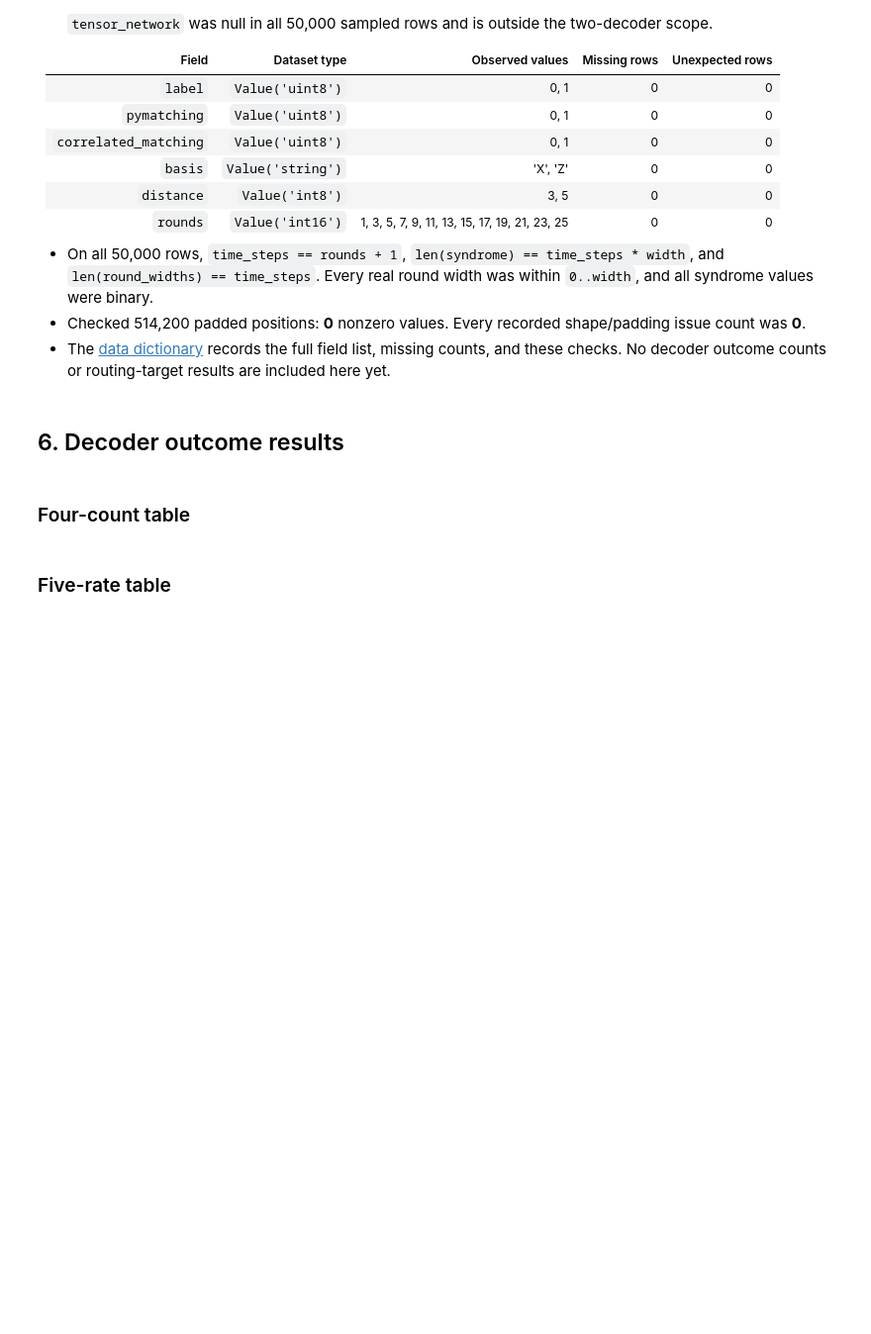
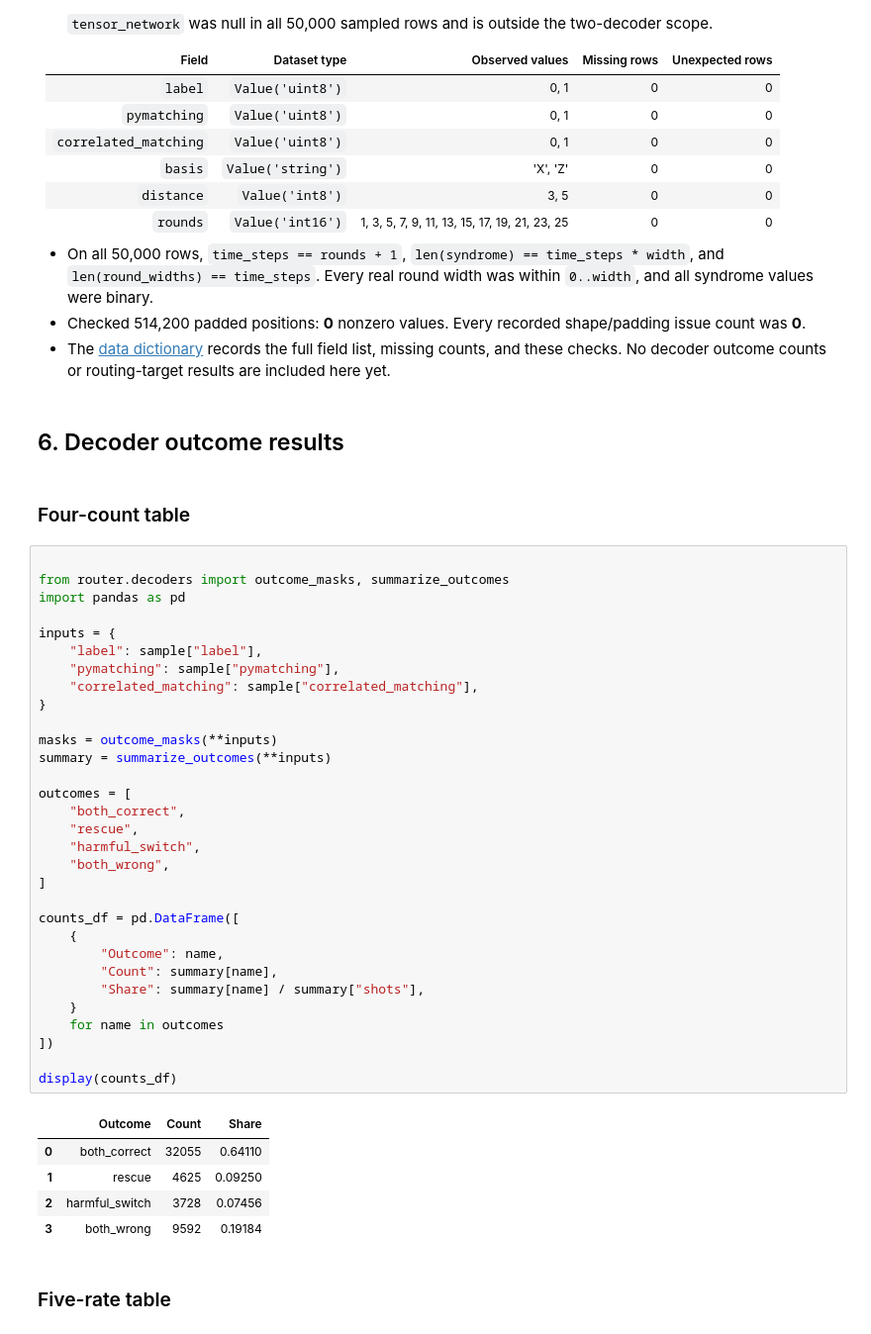
Before and after one commit to rifahnanjiba02-arch/selective-decoder-routing, a Jupyter notebook: notebooks/00_dataset_and_feasibility.ipynb, the cells around one changed output. Shown at 99% size. Cells and saved outputs as stored; diff of their text form; blank space fills up the shorter version.

Commit message:
feat: integrate Task 2 decoder outcomes, routing targets, and feasibility checks

```diff
--- a/notebooks/00_dataset_and_feasibility.ipynb
+++ b/notebooks/00_dataset_and_feasibility.ipynb
@@ -398,5 +398,42 @@ Sample checks passed. Record the summary in docs/DATA_DICTIONARY.md.
 ## 6. Decoder outcome results
 # %% [markdown]
 ### Four-count table
+# %%
+
+from router.decoders import outcome_masks, summarize_outcomes
+import pandas as pd
+
+inputs = {
+    "label": sample["label"],
+    "pymatching": sample["pymatching"],
+    "correlated_matching": sample["correlated_matching"],
+}
+
+masks = outcome_masks(**inputs)
+summary = summarize_outcomes(**inputs)
+
+outcomes = [
+    "both_correct",
+    "rescue",
+    "harmful_switch",
+    "both_wrong",
+]
+
+counts_df = pd.DataFrame([
+    {
+        "Outcome": name,
+        "Count": summary[name],
+        "Share": summary[name] / summary["shots"],
+    }
+    for name in outcomes
+])
+
+display(counts_df)
+# %% [output]
+|  | Outcome | Count | Share |
+| 0 | both_correct | 32055 | 0.64110 |
+| 1 | rescue | 4625 | 0.09250 |
+| 2 | harmful_switch | 3728 | 0.07456 |
+| 3 | both_wrong | 9592 | 0.19184 |
 # %% [markdown]
 ### Five-rate table
```
Also changed, not shown: parts of 5 cells of this notebook.
